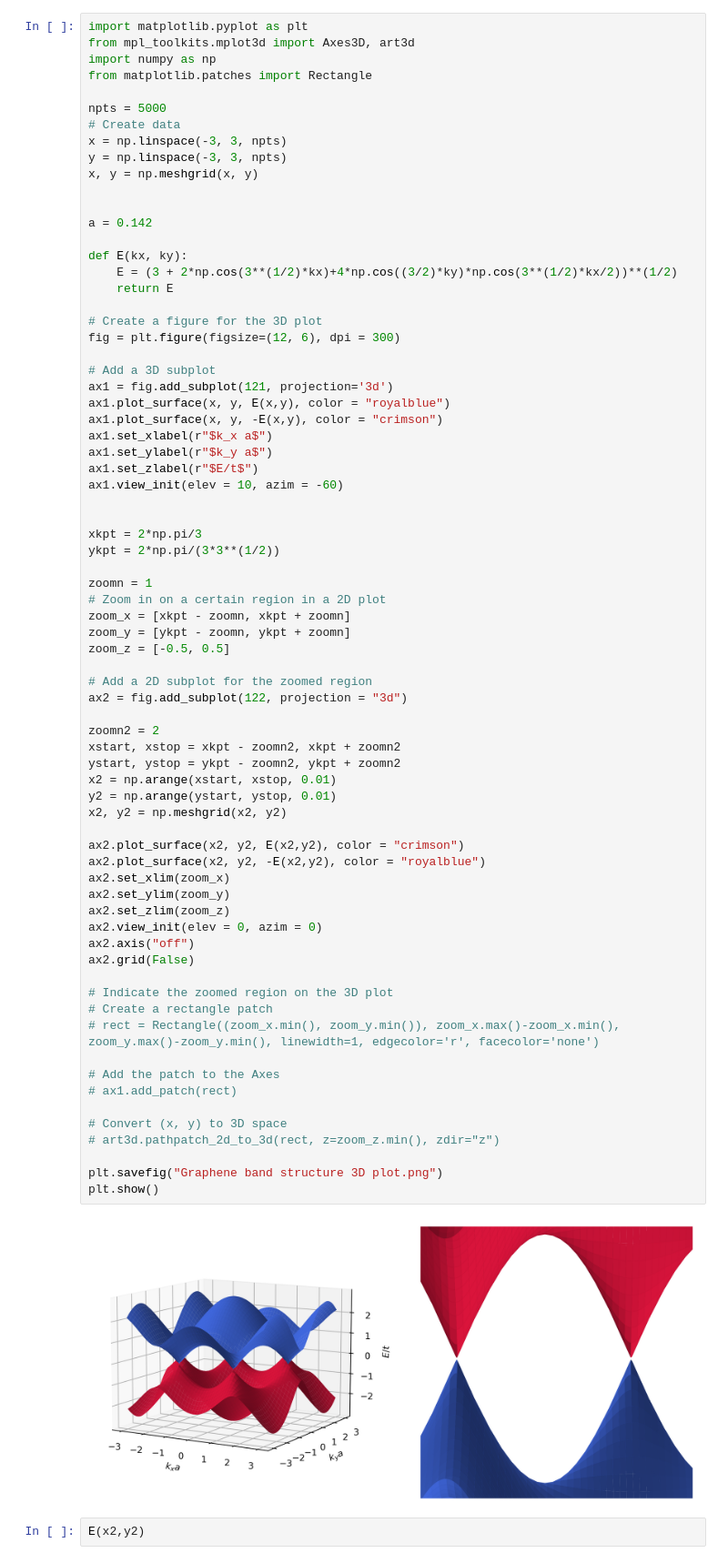
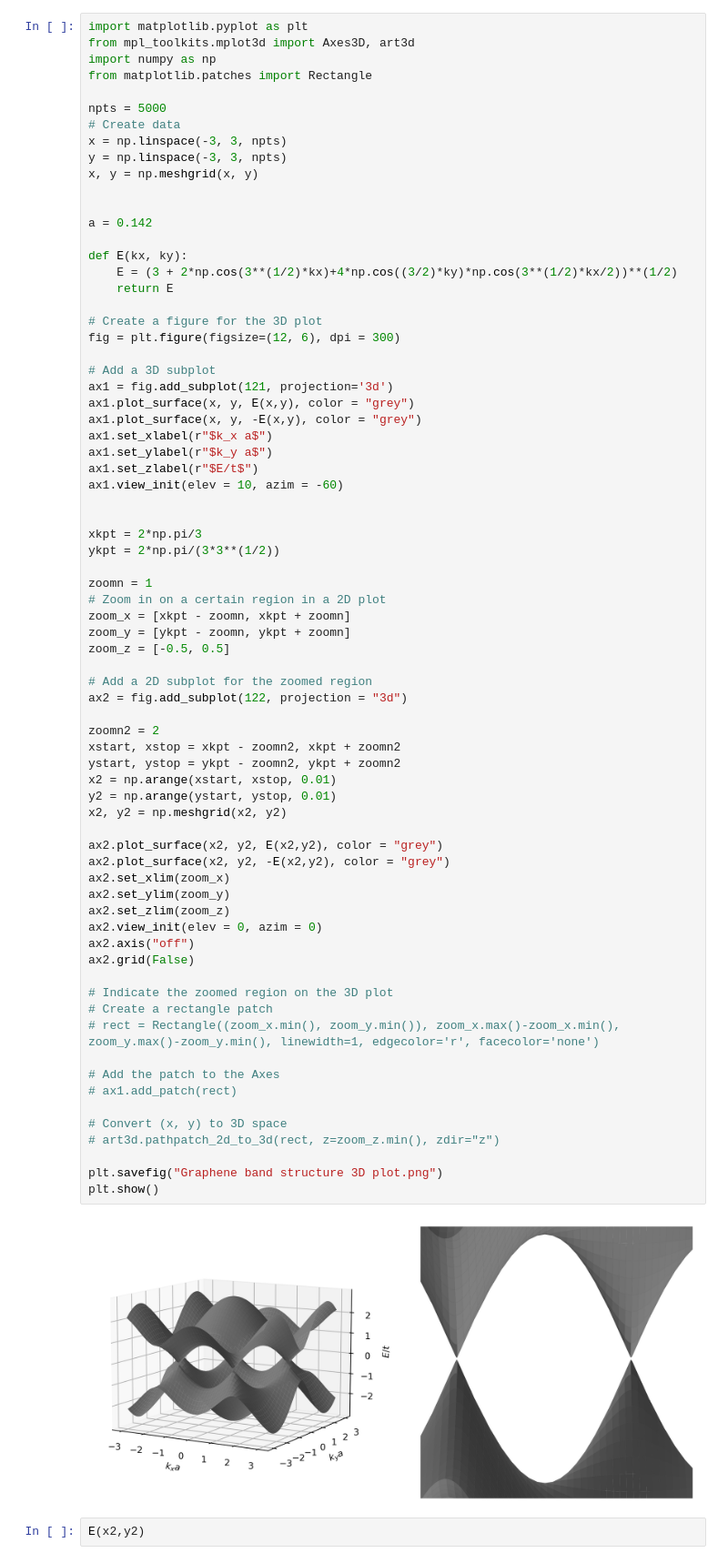
Before and after one commit to DublinNichols/Dissertation, a Jupyter notebook: Figures/Graphene band structure.ipynb, the cells around one changed output. Shown at 91% size. Drawn from its saved outputs; the diff is of its cells as text.

Commit message:
Edits to graphene theory and end of SAW theory

```diff
--- a/Figures/Graphene band structure.ipynb
+++ b/Figures/Graphene band structure.ipynb
@@ -22,8 +22,8 @@ fig = plt.figure(figsize=(12, 6), dpi = 300)
 
 # Add a 3D subplot
 ax1 = fig.add_subplot(121, projection='3d')
-ax1.plot_surface(x, y, E(x,y), color = "royalblue")
-ax1.plot_surface(x, y, -E(x,y), color = "crimson")
+ax1.plot_surface(x, y, E(x,y), color = "grey")
+ax1.plot_surface(x, y, -E(x,y), color = "grey")
 ax1.set_xlabel(r"$k_x a$")
 ax1.set_ylabel(r"$k_y a$")
 ax1.set_zlabel(r"$E/t$")
@@ -42,36 +42,36 @@ zoom_z = [-0.5, 0.5]
 # Add a 2D subplot for the zoomed region
 ax2 = fig.add_subplot(122, projection = "3d")
 
 zoomn2 = 2
 xstart, xstop = xkpt - zoomn2, xkpt + zoomn2
 ystart, ystop = ykpt - zoomn2, ykpt + zoomn2
 x2 = np.arange(xstart, xstop, 0.01)
 y2 = np.arange(ystart, ystop, 0.01)
 x2, y2 = np.meshgrid(x2, y2)
 
-ax2.plot_surface(x2, y2, E(x2,y2), color = "crimson")
-ax2.plot_surface(x2, y2, -E(x2,y2), color = "royalblue")
+ax2.plot_surface(x2, y2, E(x2,y2), color = "grey")
+ax2.plot_surface(x2, y2, -E(x2,y2), color = "grey")
 ax2.set_xlim(zoom_x)
 ax2.set_ylim(zoom_y)
 ax2.set_zlim(zoom_z)
 ax2.view_init(elev = 0, azim = 0)
 ax2.axis("off")
 ax2.grid(False)
 
 # Indicate the zoomed region on the 3D plot
 # Create a rectangle patch
 # rect = Rectangle((zoom_x.min(), zoom_y.min()), zoom_x.max()-zoom_x.min(), zoom_y.max()-zoom_y.min(), linewidth=1, edgecolor='r', facecolor='none')
 
 # Add the patch to the Axes
 # ax1.add_patch(rect)
 
 # Convert (x, y) to 3D space
 # art3d.pathpatch_2d_to_3d(rect, z=zoom_z.min(), zdir="z")
 
 plt.savefig("Graphene band structure 3D plot.png")
 plt.show()
 # %% [output]
-[figure, old version]
+[figure, new version]
 # %%
 E(x2,y2)
 # %% [output]
```
Also changed, not shown: parts of 1 cell of this notebook, 21 other files.
